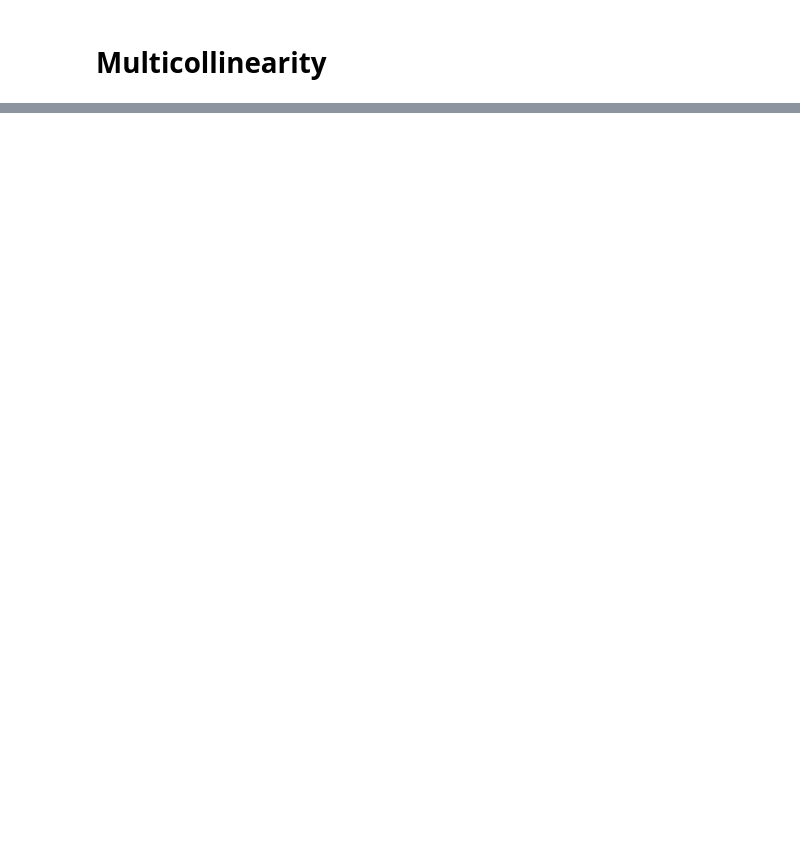
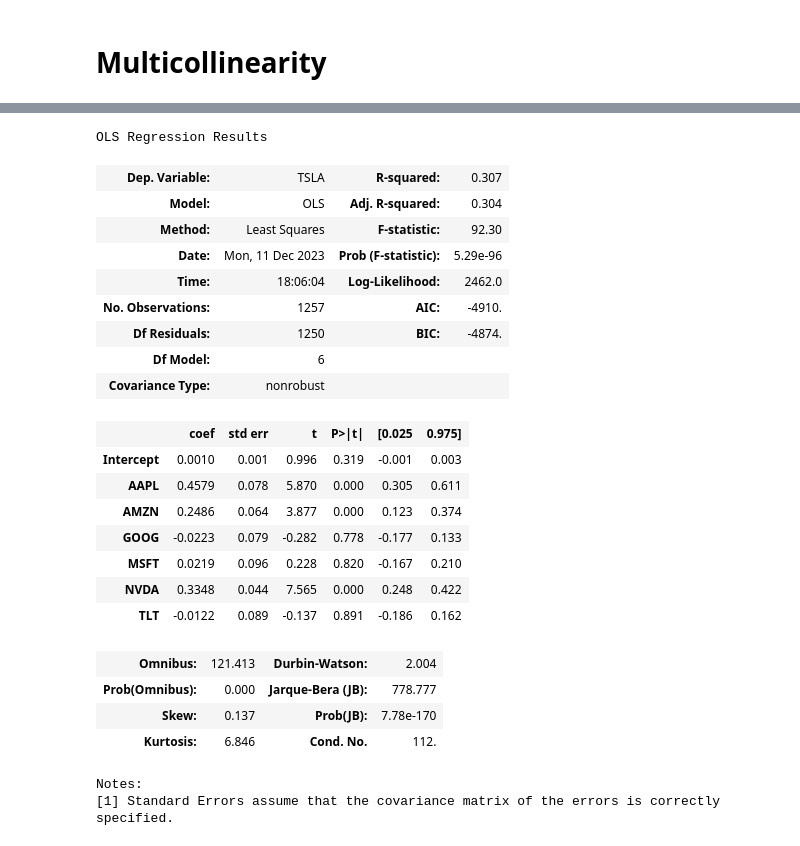
Before and after one commit to adevrent/wqu_mscfe, a Jupyter notebook: Financial Econometrics/GWP2/multicollinearity.ipynb, the cells around one changed output, grey strips where cells are left out. Saved outputs shown, nothing was run; the diff lists cells and outputs as text; code cells hidden in the pictures; blank space fills up the shorter version.

```diff
--- a/Financial Econometrics/GWP2/multicollinearity.ipynb
+++ b/Financial Econometrics/GWP2/multicollinearity.ipynb
@@ -202,0 +82,10 @@ plt.tight_layout()
+# %%
+# Fit a basic OLS model
+model_ols = smf.ols("TSLA ~ AAPL + AMZN + GOOG + MSFT + NVDA + TLT", df).fit()
+# Create label list for exog variables
+labels = ["AAPL", "AMZN", "GOOG", "MSFT", "NVDA", "TLT"]
+# Define variables
+variables = model_ols.model.exog
+vif = [variance_inflation_factor(variables, i) for i in range(variables.shape[1])]
+# Show the results in a dataframe
+pd.DataFrame(vif[1:], index=labels, columns=["VIF"])
@@ -202,0 +100,27 @@ plt.tight_layout()
+# %%
+model_ols.summary()
+# %% [output]
+OLS Regression Results
+| Dep. Variable: | TSLA | R-squared: | 0.307 |
+| Model: | OLS | Adj. R-squared: | 0.304 |
+| Method: | Least Squares | F-statistic: | 92.30 |
+| Date: | Mon, 11 Dec 2023 | Prob (F-statistic): | 5.29e-96 |
+| Time: | 18:06:04 | Log-Likelihood: | 2462.0 |
+| No. Observations: | 1257 | AIC: | -4910. |
+| Df Residuals: | 1250 | BIC: | -4874. |
+| Df Model: | 6 |  |  |
+| Covariance Type: | nonrobust |  |  |
+|  | coef | std err | t | P>|t| | [0.025 | 0.975] |
+| Intercept | 0.0010 | 0.001 | 0.996 | 0.319 | -0.001 | 0.003 |
+| AAPL | 0.4579 | 0.078 | 5.870 | 0.000 | 0.305 | 0.611 |
+| AMZN | 0.2486 | 0.064 | 3.877 | 0.000 | 0.123 | 0.374 |
+| GOOG | -0.0223 | 0.079 | -0.282 | 0.778 | -0.177 | 0.133 |
+| MSFT | 0.0219 | 0.096 | 0.228 | 0.820 | -0.167 | 0.210 |
+| NVDA | 0.3348 | 0.044 | 7.565 | 0.000 | 0.248 | 0.422 |
+| TLT | -0.0122 | 0.089 | -0.137 | 0.891 | -0.186 | 0.162 |
+| Omnibus: | 121.413 | Durbin-Watson: | 2.004 |
+| Prob(Omnibus): | 0.000 | Jarque-Bera (JB): | 778.777 |
+| Skew: | 0.137 | Prob(JB): | 7.78e-170 |
+| Kurtosis: | 6.846 | Cond. No. | 112. |
+Notes:
+[1] Standard Errors assume that the covariance matrix of the errors is correctly specified.
```
Also changed, not shown: parts of 35 cells of this notebook, 1 other file.
